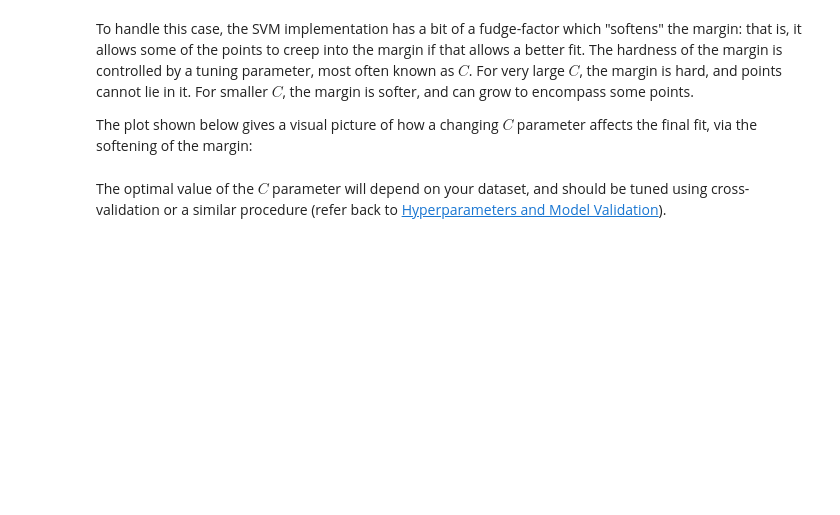
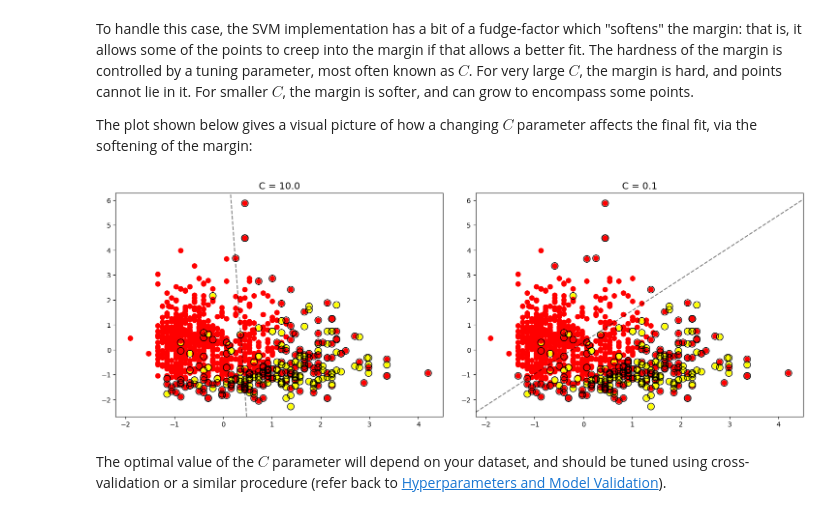
Before and after one commit to SamCull/DataScience, a Jupyter notebook: Notebooks/Support-Vector-Machines.ipynb, the cells around one changed output. Cells and saved outputs as stored; diff of their text form; code cells hidden in the pictures; blank space fills up the shorter version.

```diff
--- a/Notebooks/Support-Vector-Machines.ipynb
+++ b/Notebooks/Support-Vector-Machines.ipynb
@@ -326,21 +378,70 @@ For very large $C$, the margin is hard, and points cannot lie in it.
 For smaller $C$, the margin is softer, and can grow to encompass some points.
 
 The plot shown below gives a visual picture of how a changing $C$ parameter affects the final fit, via the softening of the margin:
-# %%
-X, y = make_blobs(n_samples=100, centers=2,
-                  random_state=0, cluster_std=0.8)
-
-fig, ax = plt.subplots(1, 2, figsize=(16, 6))
-fig.subplots_adjust(left=0.0625, right=0.95, wspace=0.1)
-
-for axi, C in zip(ax, [10.0, 0.1]):
-    model = SVC(kernel='linear', C=C).fit(X, y)
-    axi.scatter(X[:, 0], X[:, 1], c=y, s=50, cmap='autumn')
-    plot_svc_decision_function(model, axi)
-    axi.scatter(model.support_vectors_[:, 0],
-                model.support_vectors_[:, 1],
-                s=300, lw=1, facecolors='none');
-    axi.set_title('C = {0:.1f}'.format(C), size=14)
+# %%
+# Load the dataset
+wine_data = pd.read_csv('wine_quality.csv', delimiter=';')
+
+# Select two features for visualization and the target variable
+X = wine_data[['alcohol', 'volatile acidity']].values
+y = wine_data['quality'].values
+
+# Convert to binary classification for visualization purposes
+# Define wines with quality 7 and above as high quality (1) and the rest as low quality (0)
+y_binary = (y > 6).astype(int)
+
+# Scale the features
+scaler = StandardScaler()
+X_scaled = scaler.fit_transform(X)
+
+# Split the data into training and test sets
+X_train, X_test, y_train, y_test = train_test_split(X_scaled, y_binary, test_size=0.3, random_state=42)
+
+# Define the plot_svc_decision_function if not already defined
+def plot_svc_decision_function(model, ax=None):
+    if ax is None:
+        ax = plt.gca()
+    xlim = ax.get_xlim()
+    ylim = ax.get_ylim()
+
+    # Create grid to evaluate model
+    xx = np.linspace(xlim[0], xlim[1], 30)
+    yy = np.linspace(ylim[0], ylim[1], 30)
+    YY, XX = np.meshgrid(yy, xx)
+    xy = np.vstack([XX.ravel(), YY.ravel()]).T
+    Z = model.decision_function(xy).reshape(XX.shape)
+
+    # Plot decision boundary and margins
+    ax.contour(XX, YY, Z, colors='k', levels=[-1, 0, 1], alpha=0.5,
+               linestyles=['--', '-', '--'])
+    # Plot support vectors
+    ax.scatter(model.support_vectors_[:, 0], model.support_vectors_[:, 1], s=100,
+               linewidth=1, facecolors='none', edgecolors='k')
+
+# Train SVM with different C values
+C_values = [10.0, 0.1]
+models = []
+
+# Fit models with different C values and store them
+for C_value in C_values:
+    model = SVC(kernel='linear', C=C_value)
+    model.fit(X_train, y_train)
+    models.append(model)
+
+# Plot the decision boundary for each C value
+fig, axes = plt.subplots(1, 2, figsize=(16, 6))
+fig.subplots_adjust(left=0.0625, right=0.95, wspace=0.1)
+
+for ax, model, C in zip(axes, models, C_values):
+    ax.scatter(X_train[:, 0], X_train[:, 1], c=y_train, s=50, cmap='autumn')
+    plot_svc_decision_function(model, ax)
+    ax.scatter(model.support_vectors_[:, 0], model.support_vectors_[:, 1],
+               s=300, lw=1, facecolors='none')
+    ax.set_title(f'C = {C}', size=14)
+
+plt.show()
+# %% [output]
+[figure, added]
 # %% [markdown]
 The optimal value of the $C$ parameter will depend on your dataset, and should be tuned using cross-validation or a similar procedure (refer back to [Hyperparameters and Model Validation](05.03-Hyperparameters-and-Model-Validation.ipynb)).
 # %% [markdown]
```
Also changed, not shown: parts of 38 cells of this notebook.
